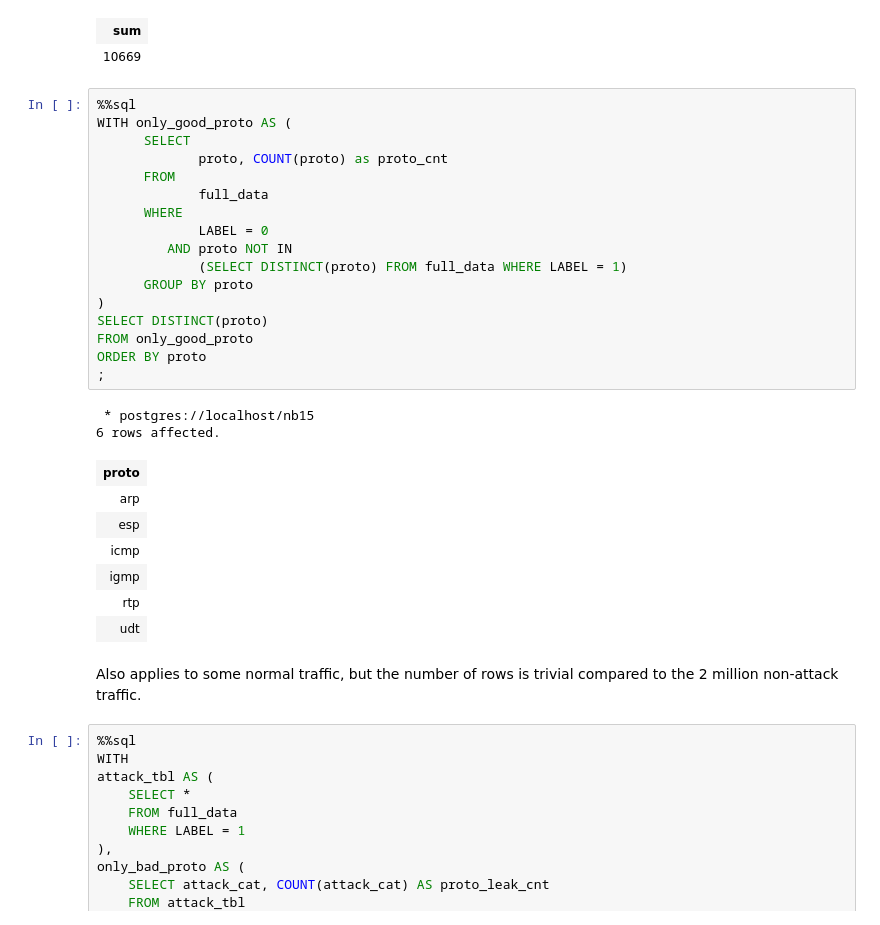
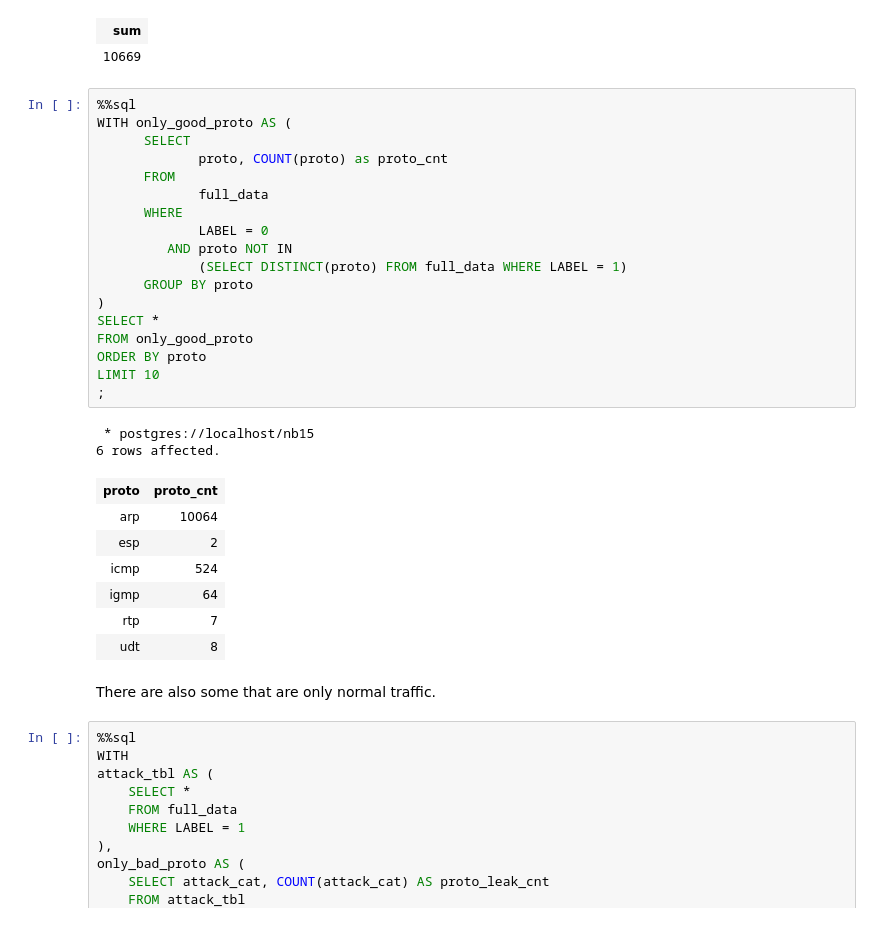
Before and after one commit to j-carson/ml-nids, a Jupyter notebook: src/PostgresFullEDA.ipynb, the cells around one changed output. Saved outputs shown, nothing was run; the diff lists cells and outputs as text.

```diff
--- a/src/PostgresFullEDA.ipynb
+++ b/src/PostgresFullEDA.ipynb
@@ -133,33 +134,33 @@ FROM only_good_proto
 # %%
 %%sql
 WITH only_good_proto AS (
       SELECT
              proto, COUNT(proto) as proto_cnt
       FROM
              full_data
       WHERE
              LABEL = 0
          AND proto NOT IN
              (SELECT DISTINCT(proto) FROM full_data WHERE LABEL = 1)
       GROUP BY proto
 )
-SELECT DISTINCT(proto)
+SELECT *
 FROM only_good_proto
 ORDER BY proto
+LIMIT 10
 ;
 # %% [output]
  * postgres://localhost/nb15
 6 rows affected.
-| proto |
-| arp |
-| esp |
-| icmp |
-| igmp |
-| rtp |
-| udt |
+| proto | proto_cnt |
+| arp | 10064 |
+| esp | 2 |
+| icmp | 524 |
+| igmp | 64 |
+| rtp | 7 |
+| udt | 8 |
-# %% [markdown]
-Also applies to some normal traffic, but the number of rows is trivial compared
-to the 2 million non-attack traffic.
+# %% [markdown]
+There are also some that are only normal traffic.
 # %%
 %%sql
 WITH
```
Also changed, not shown: parts of 6 cells of this notebook, 2 other files.
